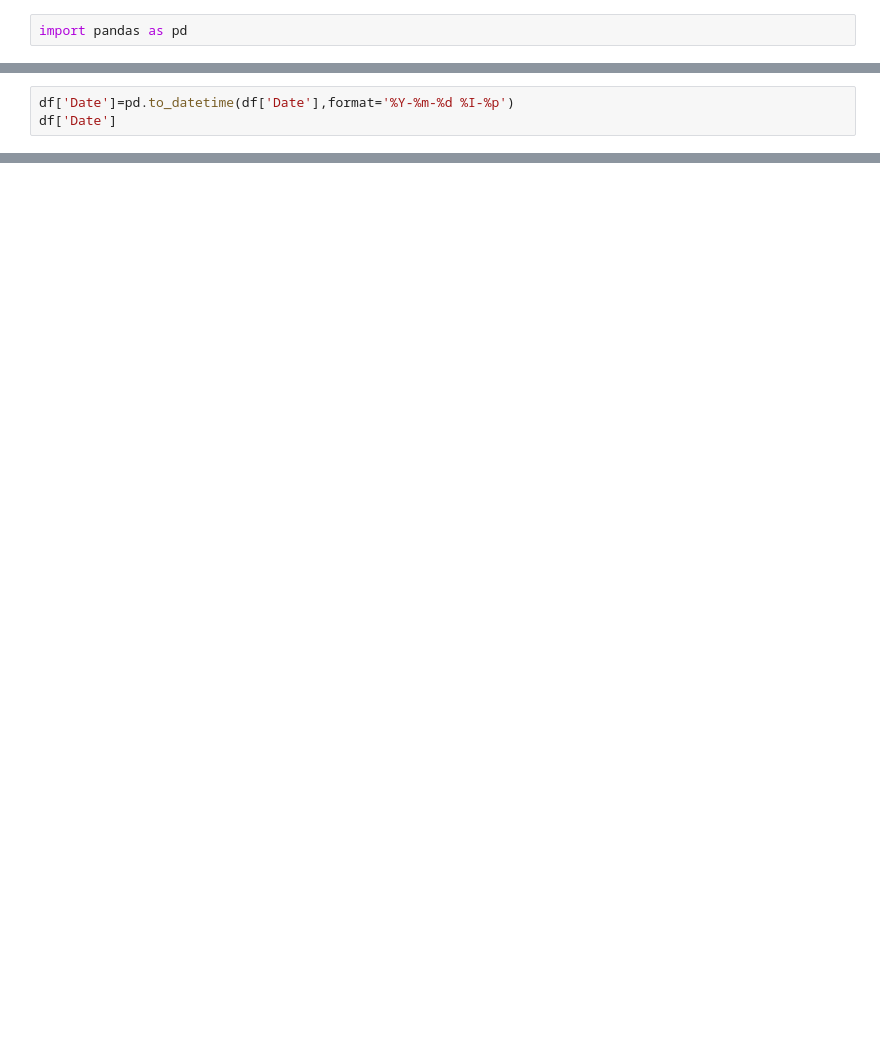
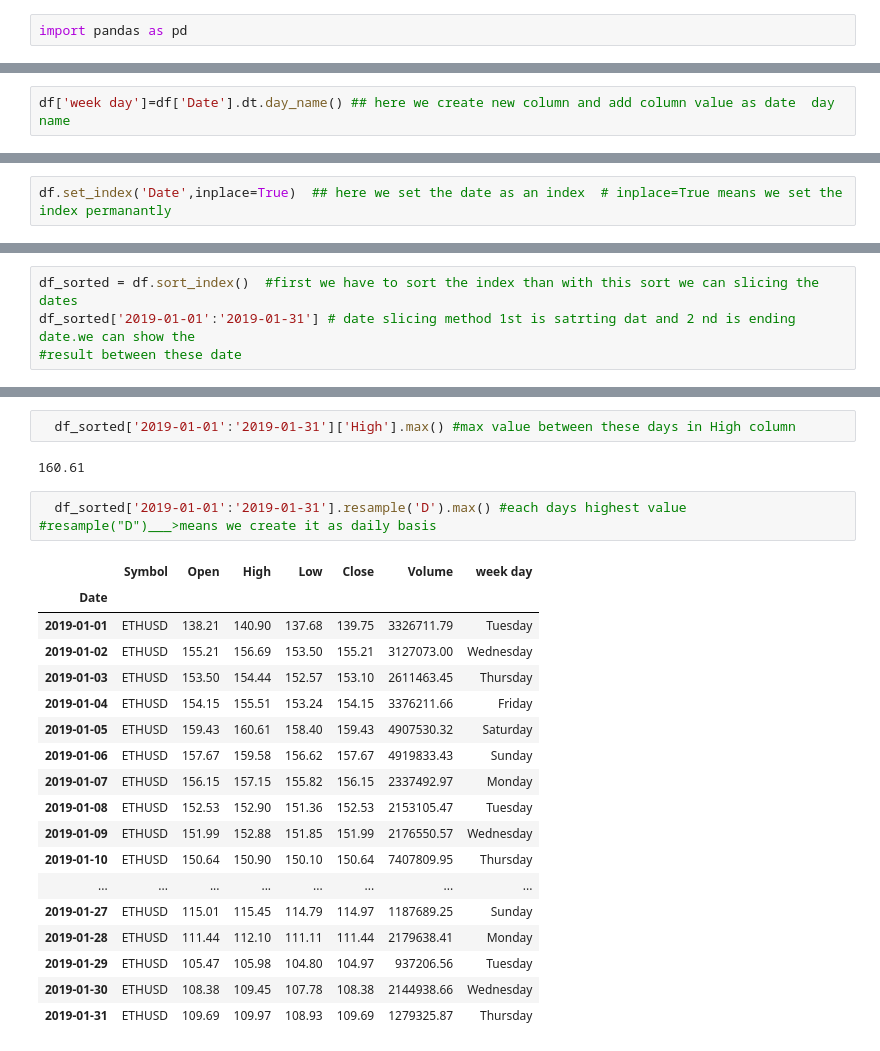
Before and after one commit to FarhanBinShafiq/pandass_practice, a Jupyter notebook: practice/time_series/time.ipynb, the cells around one changed output, grey strips where cells are left out. Cells and saved outputs as stored; diff of their text form; blank space fills up the shorter version.

```diff
--- a/practice/time_series/time.ipynb
+++ b/practice/time_series/time.ipynb
@@ -14,6 +48,3 @@ df.head(8)
-# %%
-df['Date']=pd.to_datetime(df['Date'],format='%Y-%m-%d %I-%p')
-df['Date']
 # %%
 df.loc[0,'Date'].day_name()
 #df['Date'][0].day_name()
@@ -19,0 +83,2 @@ df.loc[0,'Date'].day_name()
+# %%
+df['week day']=df['Date'].dt.day_name() ## here we create new column and add column value as date  day name
@@ -19,0 +164,2 @@ df.loc[0,'Date'].day_name()
+# %%
+df.set_index('Date',inplace=True)  ## here we set the date as an index  # inplace=True means we set the index permanantly
@@ -19,0 +200,4 @@ df.loc[0,'Date'].day_name()
+# %%
+df_sorted = df.sort_index()  #first we have to sort the index than with this sort we can slicing the dates
+df_sorted['2019-01-01':'2019-01-31'] # date slicing method 1st is satrting dat and 2 nd is ending date.we can show the
+#result between these date
@@ -19,0 +238,25 @@ df.loc[0,'Date'].day_name()
+# %%
+  df_sorted['2019-01-01':'2019-01-31']['High'].max() #max value between these days in High column
+# %% [output]
+160.61
+# %%
+  df_sorted['2019-01-01':'2019-01-31'].resample('D').max() #each days highest value #resample("D")___>means we create it as daily basis
+# %% [output]
+|  | Symbol | Open | High | Low | Close | Volume | week day |
+| Date |  |  |  |  |  |  |  |
+| 2019-01-01 | ETHUSD | 138.21 | 140.90 | 137.68 | 139.75 | 3326711.79 | Tuesday |
+| 2019-01-02 | ETHUSD | 155.21 | 156.69 | 153.50 | 155.21 | 3127073.00 | Wednesday |
+| 2019-01-03 | ETHUSD | 153.50 | 154.44 | 152.57 | 153.10 | 2611463.45 | Thursday |
+| 2019-01-04 | ETHUSD | 154.15 | 155.51 | 153.24 | 154.15 | 3376211.66 | Friday |
+| 2019-01-05 | ETHUSD | 159.43 | 160.61 | 158.40 | 159.43 | 4907530.32 | Saturday |
+| 2019-01-06 | ETHUSD | 157.67 | 159.58 | 156.62 | 157.67 | 4919833.43 | Sunday |
+| 2019-01-07 | ETHUSD | 156.15 | 157.15 | 155.82 | 156.15 | 2337492.97 | Monday |
+| 2019-01-08 | ETHUSD | 152.53 | 152.90 | 151.36 | 152.53 | 2153105.47 | Tuesday |
+| 2019-01-09 | ETHUSD | 151.99 | 152.88 | 151.85 | 151.99 | 2176550.57 | Wednesday |
+| 2019-01-10 | ETHUSD | 150.64 | 150.90 | 150.10 | 150.64 | 7407809.95 | Thursday |
+| ... | ... | ... | ... | ... | ... | ... | ... |
+| 2019-01-27 | ETHUSD | 115.01 | 115.45 | 114.79 | 114.97 | 1187689.25 | Sunday |
+| 2019-01-28 | ETHUSD | 111.44 | 112.10 | 111.11 | 111.44 | 2179638.41 | Monday |
+| 2019-01-29 | ETHUSD | 105.47 | 105.98 | 104.80 | 104.97 | 937206.56 | Tuesday |
+| 2019-01-30 | ETHUSD | 108.38 | 109.45 | 107.78 | 108.38 | 2144938.66 | Wednesday |
+| 2019-01-31 | ETHUSD | 109.69 | 109.97 | 108.93 | 109.69 | 1279325.87 | Thursday |
```
Also changed, not shown: parts of 27 cells of this notebook.
